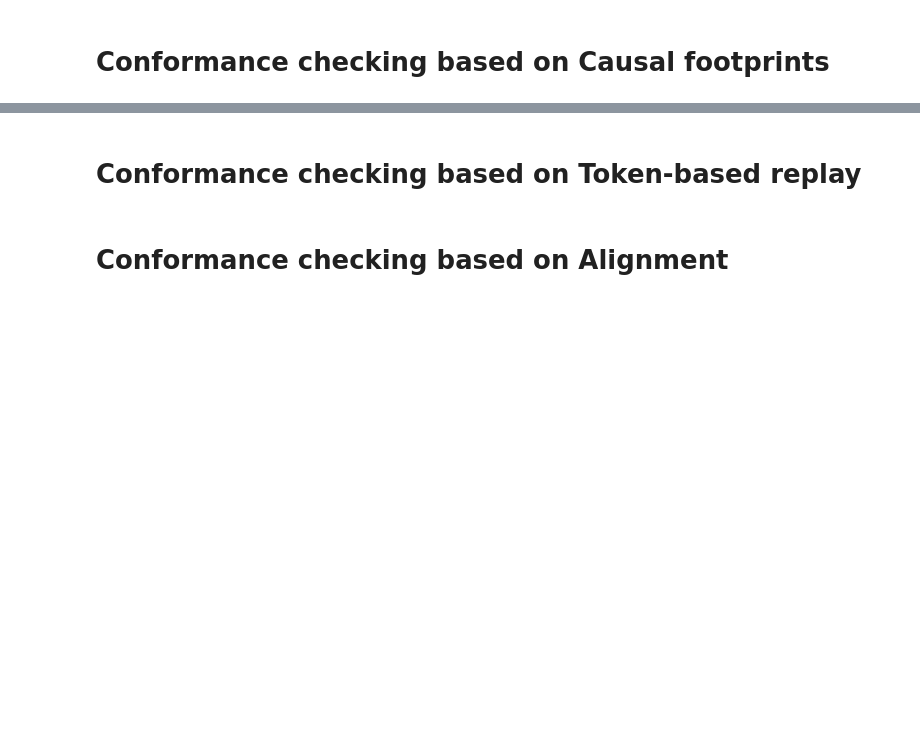
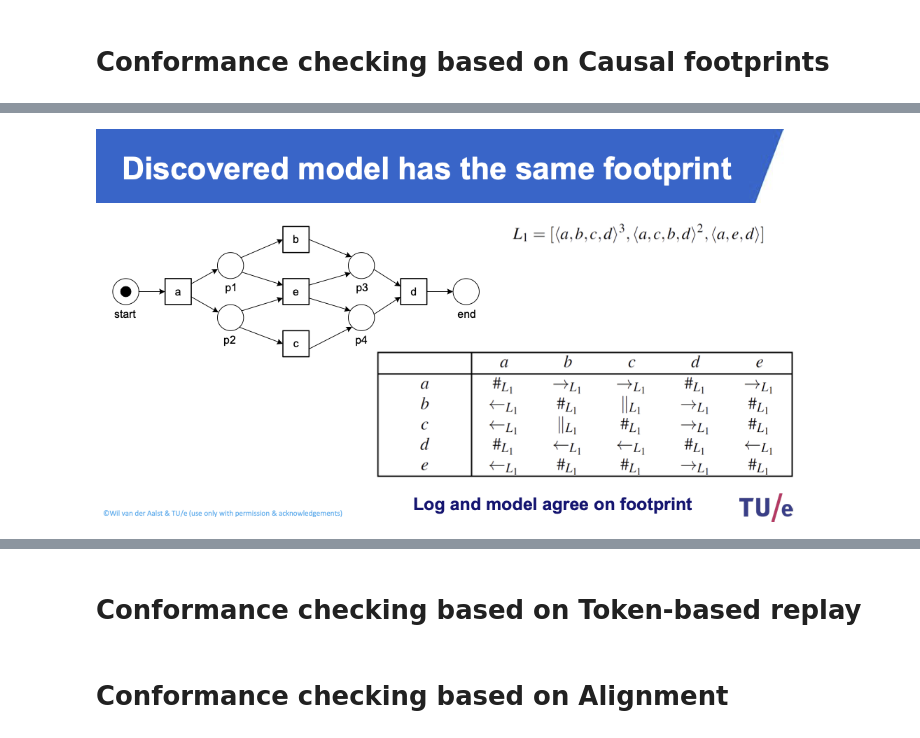
Before and after one commit to EMbeDS-education/ComputingDataAnalysisModeling20242025, a Jupyter notebook: PDAI/jupyter/jupyterNotebooks/M2PM_06ConformanceChecking.ipynb, the cells around one changed output, grey strips where cells are left out. Cells and saved outputs as stored; diff of their text form; code cells hidden in the pictures; blank space fills up the shorter version.

```diff
--- a/PDAI/jupyter/jupyterNotebooks/M2PM_06ConformanceChecking.ipynb
+++ b/PDAI/jupyter/jupyterNotebooks/M2PM_06ConformanceChecking.ipynb
@@ -65,0 +114,4 @@ display(img)
+# %%
+display(Image(pm_slides+'sameFootprint.png',width=700))
+# %% [output]
+[figure, added]
```
Also changed, not shown: parts of 10 cells of this notebook, 4 other files.
